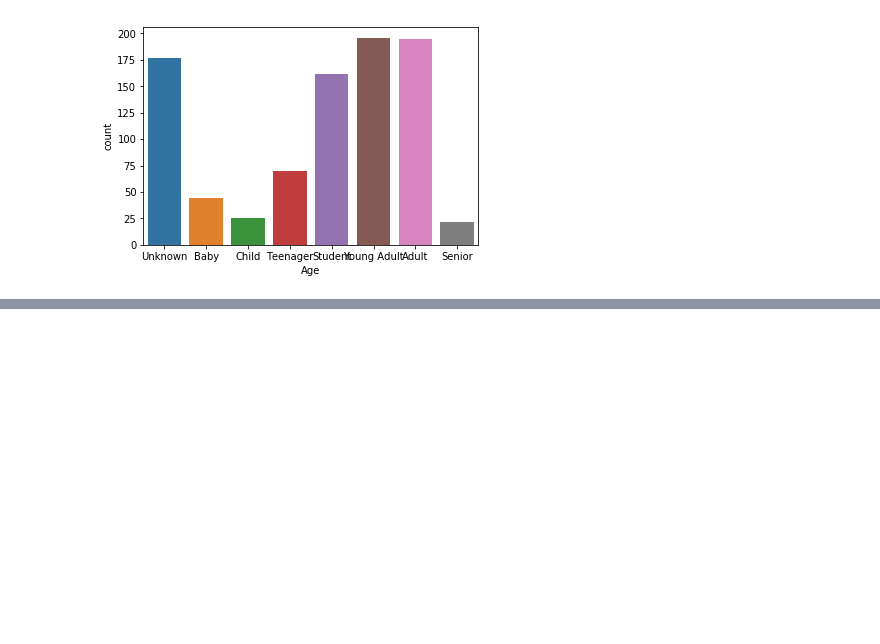
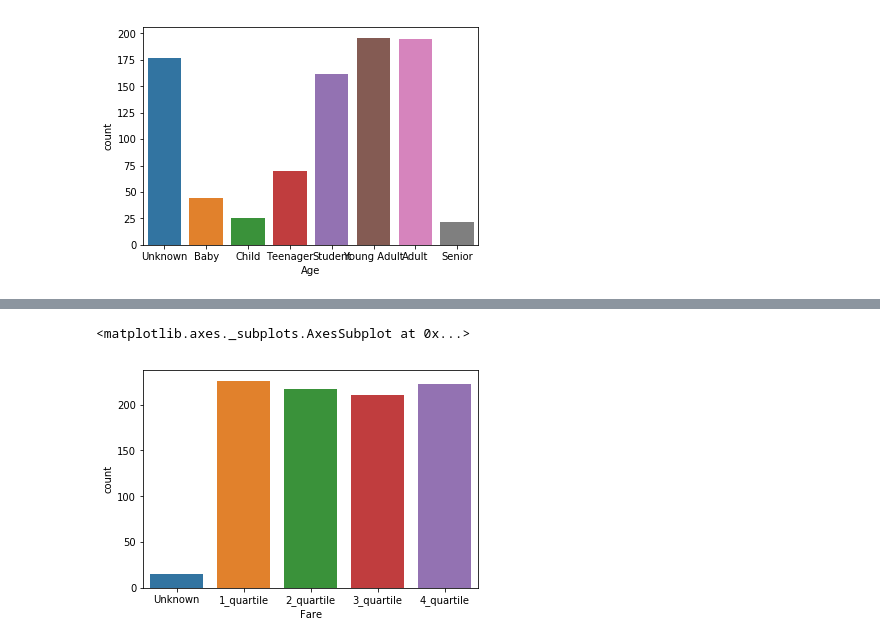
Before and after one commit to razielar/Deep-Learning-AI-Barcelona-2018, a Jupyter notebook: Tree-based_methods/Scikit-Learn-ML-RandomForest.ipynb, the cells around one changed output, grey strips where cells are left out. Drawn from its saved outputs; the diff is of its cells as text; code cells hidden in the pictures; blank space fills up the shorter version.

Commit message:
functions and plots

```diff
--- a/Tree-based_methods/Scikit-Learn-ML-RandomForest.ipynb
+++ b/Tree-based_methods/Scikit-Learn-ML-RandomForest.ipynb
@@ -124,0 +113,5 @@ data_train
+# %%
+sns.countplot(x="Fare", data=data_train)
+# %% [output]
+<matplotlib.axes._subplots.AxesSubplot at 0x...>
+[figure, added]
```
Also changed, not shown: parts of 12 cells of this notebook.
